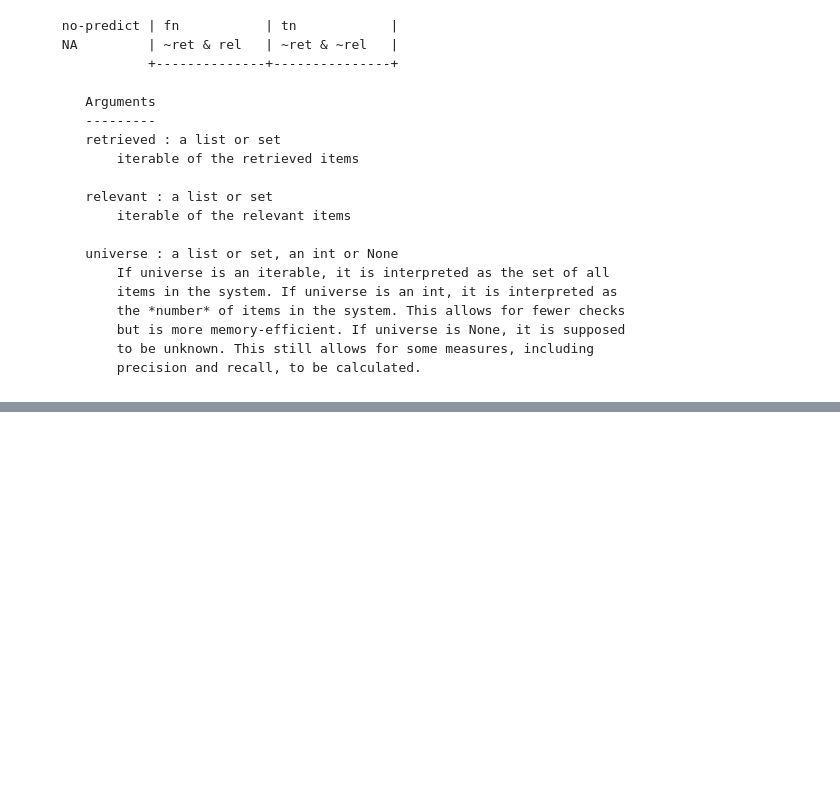
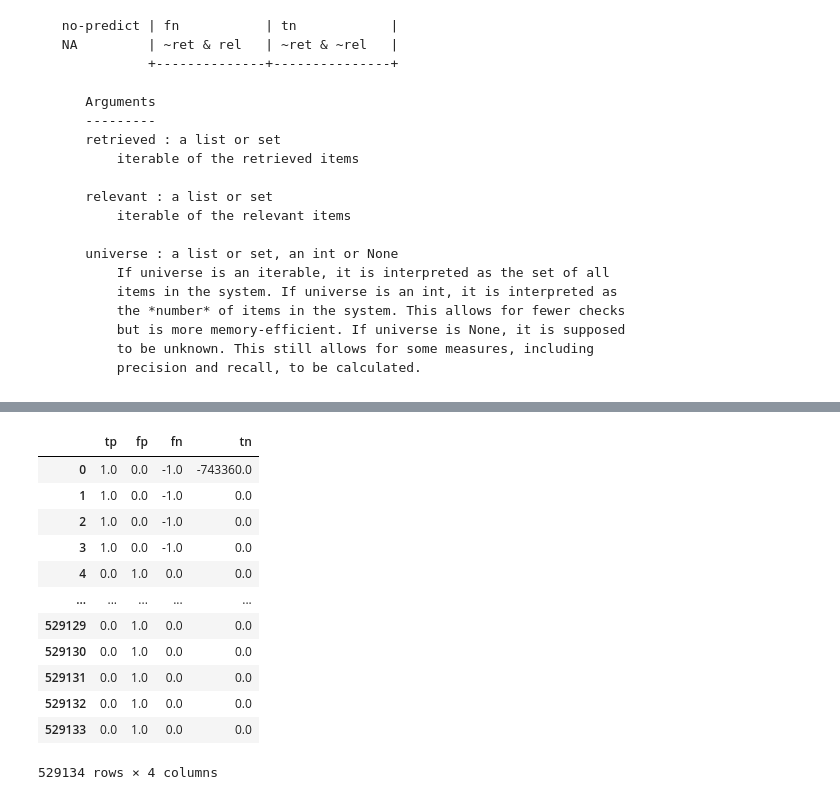
Before and after one commit to ChengWei-Lin/linkpred, a Jupyter notebook: computing scoresheet.ipynb, the cells around one changed output, grey strips where cells are left out. Drawn from its saved outputs; the diff is of its cells as text; code cells hidden in the pictures; blank space fills up the shorter version.

```diff
--- a/computing scoresheet.ipynb
+++ b/computing scoresheet.ipynb
@@ -24,8 +3,0 @@ betweenness_path
-# %%
-result = dict()
-
-for f in os.listdir(result_path):
-    df_iter = pd.read_csv(result_path+f, sep='\t', header=None)
-    df_iter.columns=['keyword1', 'keyword2', f.split('.')[0]]
-    result[f.split('.')[0]] = df_iter
-    print(f)
@@ -72,7 +3,0 @@ result['katz_beta001'] # 7855073
-# %%
-eva = dict()
-for f in os.listdir(evaluation_path):
-    df_iter = pd.read_csv(evaluation_path+f, sep=' ', header=None)
-    df_iter.columns = ['tp', 'fp', 'fn', 'tn']
-    eva[f.split('.')[0]] = df_iter
-    print(f)
@@ -325,0 +20,16 @@ result['jaccard']
+# %%
+netfiles_path = path+"\\data_transformation_output\\{}\\netfiles\\{}\\".format(journal, entity)
+netfiles_lemma_path = path+"\\data_transformation_output\\{}\\netfiles\\{}\\lemma\\".format(journal, entity)
+netfiles_stem_path = path+"\\data_transformation_output\\{}\\netfiles\\{}\\stem\\".format(journal, entity)
+
+def get_netfiles(netfiles_path):
+    netfiles = []
+    times = []
+    for f in os.listdir(netfiles_path):
+        if f.endswith('.net'):
+            netfiles.append(netfiles_path+f)
+            times.append(f.split('.')[0])
+
+    return netfiles, times
+
+netfiles, times = get_netfiles(netfiles_path)
@@ -350,0 +424,16 @@ result['jaccard']
+# %%
+df_confusions[times[1]]['']
+# %% [output]
+|  | tp | fp | fn | tn |
+| 0 | 1.0 | 0.0 | -1.0 | -743360.0 |
+| 1 | 1.0 | 0.0 | -1.0 | 0.0 |
+| 2 | 1.0 | 0.0 | -1.0 | 0.0 |
+| 3 | 1.0 | 0.0 | -1.0 | 0.0 |
+| 4 | 0.0 | 1.0 | 0.0 | 0.0 |
+| ... | ... | ... | ... | ... |
+| 529129 | 0.0 | 1.0 | 0.0 | 0.0 |
+| 529130 | 0.0 | 1.0 | 0.0 | 0.0 |
+| 529131 | 0.0 | 1.0 | 0.0 | 0.0 |
+| 529132 | 0.0 | 1.0 | 0.0 | 0.0 |
+| 529133 | 0.0 | 1.0 | 0.0 | 0.0 |
+529134 rows × 4 columns
```
Also changed, not shown: parts of 58 cells of this notebook, 5 other files.
